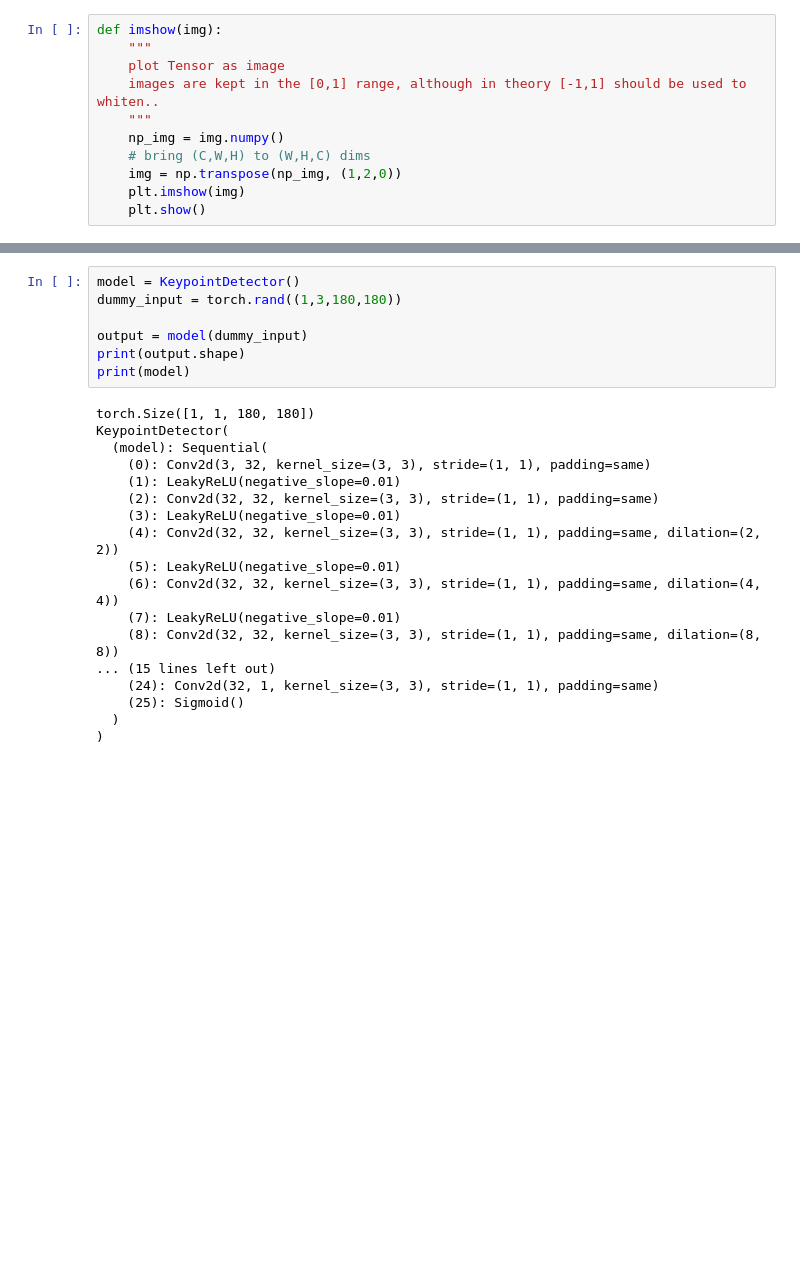
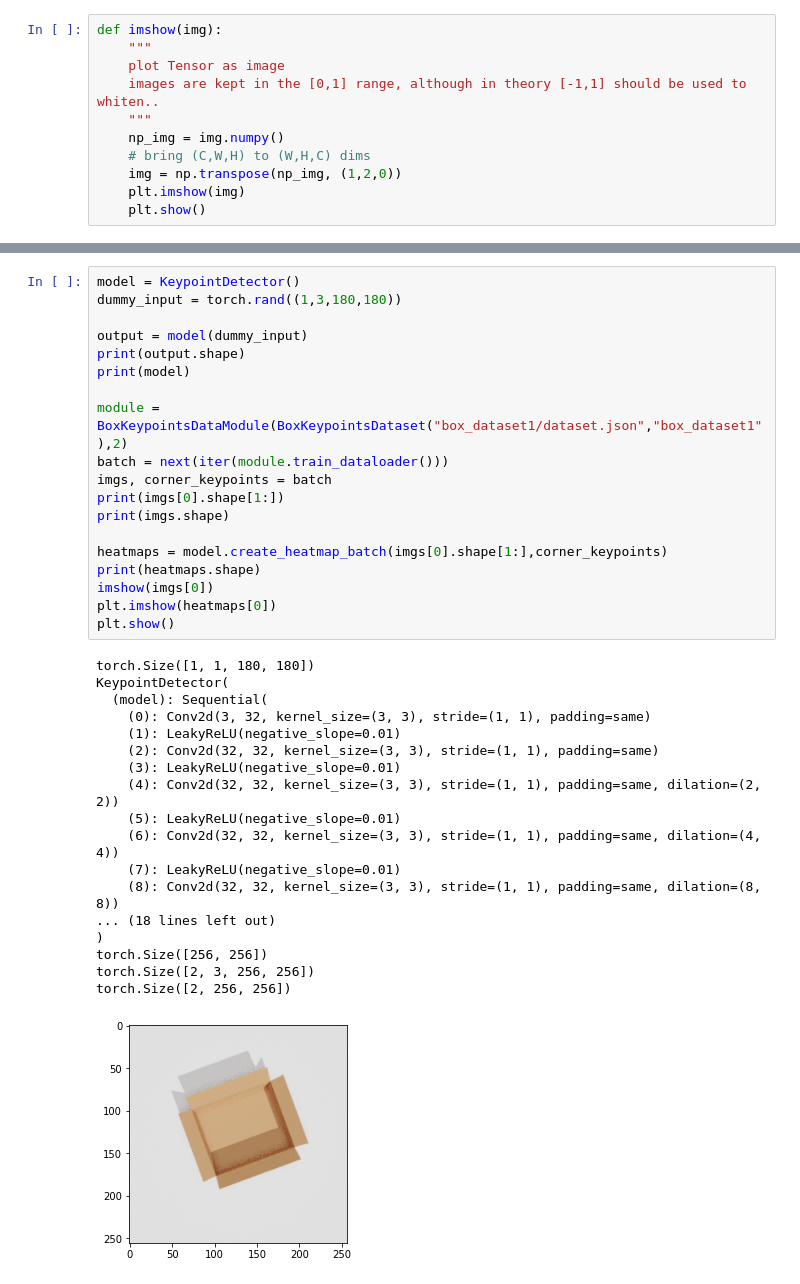
Before and after one commit to tlpss/box-manipulation, a Jupyter notebook: notebooks/box_keypoint_detection.ipynb, the cells around one changed output, grey strips where cells are left out. Cells and saved outputs as stored; diff of their text form; blank space fills up the shorter version.

```diff
--- a/notebooks/box_keypoint_detection.ipynb
+++ b/notebooks/box_keypoint_detection.ipynb
@@ -285,25 +311,38 @@ torch.Size([1, 1, 32, 32])
-# %%
-model = KeypointDetector()
-dummy_input = torch.rand((1,3,180,180))
-
-output = model(dummy_input)
-print(output.shape)
-print(model)
-# %% [output]
-torch.Size([1, 1, 180, 180])
-KeypointDetector(
-  (model): Sequential(
-    (0): Conv2d(3, 32, kernel_size=(3, 3), stride=(1, 1), padding=same)
-    (1): LeakyReLU(negative_slope=0.01)
-    (2): Conv2d(32, 32, kernel_size=(3, 3), stride=(1, 1), padding=same)
-    (3): LeakyReLU(negative_slope=0.01)
-    (4): Conv2d(32, 32, kernel_size=(3, 3), stride=(1, 1), padding=same, dilation=(2, 2))
-    (5): LeakyReLU(negative_slope=0.01)
-    (6): Conv2d(32, 32, kernel_size=(3, 3), stride=(1, 1), padding=same, dilation=(4, 4))
-    (7): LeakyReLU(negative_slope=0.01)
-    (8): Conv2d(32, 32, kernel_size=(3, 3), stride=(1, 1), padding=same, dilation=(8, 8))
-... (15 lines left out)
-    (24): Conv2d(32, 1, kernel_size=(3, 3), stride=(1, 1), padding=same)
-    (25): Sigmoid()
-  )
-)
+# %%
+model = KeypointDetector()
+dummy_input = torch.rand((1,3,180,180))
+
+output = model(dummy_input)
+print(output.shape)
+print(model)
+
+module = BoxKeypointsDataModule(BoxKeypointsDataset("box_dataset1/dataset.json","box_dataset1"),2)
+batch = next(iter(module.train_dataloader()))
+imgs, corner_keypoints = batch
+print(imgs[0].shape[1:])
+print(imgs.shape)
+
+heatmaps = model.create_heatmap_batch(imgs[0].shape[1:],corner_keypoints)
+print(heatmaps.shape)
+imshow(imgs[0])
+plt.imshow(heatmaps[0])
+plt.show()
+# %% [output]
+torch.Size([1, 1, 180, 180])
+KeypointDetector(
+  (model): Sequential(
+    (0): Conv2d(3, 32, kernel_size=(3, 3), stride=(1, 1), padding=same)
+    (1): LeakyReLU(negative_slope=0.01)
+    (2): Conv2d(32, 32, kernel_size=(3, 3), stride=(1, 1), padding=same)
+    (3): LeakyReLU(negative_slope=0.01)
+    (4): Conv2d(32, 32, kernel_size=(3, 3), stride=(1, 1), padding=same, dilation=(2, 2))
+    (5): LeakyReLU(negative_slope=0.01)
+    (6): Conv2d(32, 32, kernel_size=(3, 3), stride=(1, 1), padding=same, dilation=(4, 4))
+    (7): LeakyReLU(negative_slope=0.01)
+    (8): Conv2d(32, 32, kernel_size=(3, 3), stride=(1, 1), padding=same, dilation=(8, 8))
+... (18 lines left out)
+)
+torch.Size([256, 256])
+torch.Size([2, 3, 256, 256])
+torch.Size([2, 256, 256])
+[figure, added]
```
Also changed, not shown: parts of 15 cells of this notebook, 2 other files.
